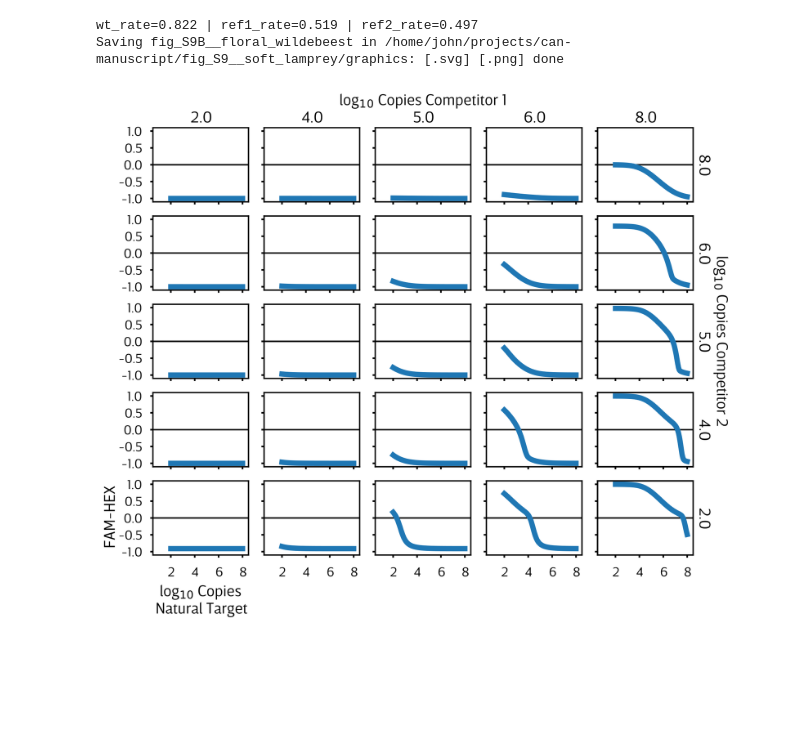
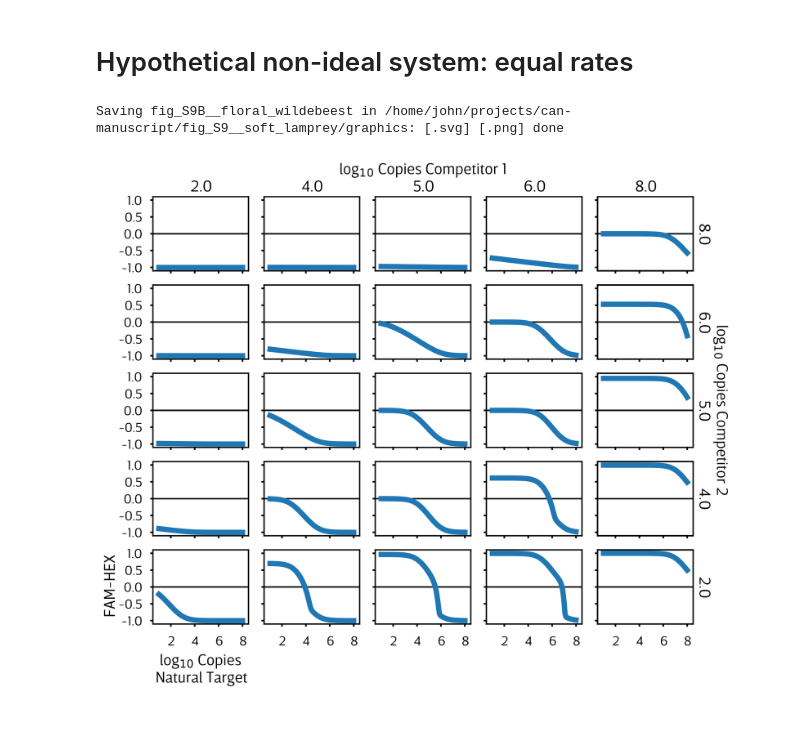
Before and after one commit to JohnGoertz/can-manuscript, a Jupyter notebook: fig_S9__soft_lamprey/code/fig_S9__soft_lamprey__ODE_Model_tripartite.ipynb, the cells around one changed output. Saved outputs shown, nothing was run; the diff lists cells and outputs as text; code cells hidden in the pictures; blank space fills up the shorter version.

Commit message:
Expand scope of tripartite simulations

```diff
--- a/fig_S9__soft_lamprey/code/fig_S9__soft_lamprey__ODE_Model_tripartite.ipynb
+++ b/fig_S9__soft_lamprey/code/fig_S9__soft_lamprey__ODE_Model_tripartite.ipynb
@@ -46,7 +50,7 @@ mar_b = 0.275 + 0.2
 ax_space = 0.075
 
 
-def format_sns_axes(fig, axs, axes_dict, xticks, xlim, ylim=None, width=width, height=height, mar_b=mar_b, mar_l=mar_l, mar_r=mar_r, mar_t=mar_t, ax_space=ax_space):
+def format_sns_axes(fig, axs, axes_dict, xticks, xlim, ylim=None, width=width, height=height, mar_b=mar_b, mar_l=mar_l, mar_r=mar_r, mar_t=mar_t, ax_space=ax_space, hline=True):
     fig.set_size_inches((width, height))
 
     ylim = ylim or [-1.1, 1.1]
@@ -65,7 +69,8 @@ def format_sns_axes(fig, axs, axes_dict, xticks, xlim, ylim=None, width=width, h
         ax.set_xlabel(ax.get_xlabel(), fontsize=labelsize, labelpad=2)
         # if i > 0:
         #     ax.yaxis.set_tick_params(length=0)
-        ax.axhline(0, color="k", linestyle="-", linewidth=0.5, zorder=-1)
+        if hline:
+            ax.axhline(0, color="k", linestyle="-", linewidth=0.5, zorder=-1)
 
     for (row, col), ax in axes_dict.items():
         ax.set_title("")
@@ -228,43 +290,35 @@ Saving fig_S9A__stretchy_tetra in /home/john/projects/can-manuscript/fig_S9__sof
+# %% [markdown]
+# Hypothetical non-ideal system: equal rates
 # %%
-
-wt_data = ps[ps.Target == "S036.5"]
-ref1_data = ps[ps.Target == "S057.3.2"]
-ref2_data = ps[ps.Target == "S057.4.2"]
-# wt_data = ps[ps.Target == "S036.0"]
-# ref1_data = ps[ps.Target == "S057.0.1"]
-# ref2_data = ps[ps.Target == "S057.1.2"]
-
-ref1_rate=ref1_data["r"].mean()
-ref2_rate=ref2_data["r"].mean()
-wt_rate=wt_data["r"].mean()
-
-print(f"{wt_rate=:.3f} | {ref1_rate=:.3f} | {ref2_rate=:.3f}")
+# Hypothetical non-ideal system
 
 fig, axs = plt.subplots(5, 5, figsize=(15, 15), sharex=True, sharey=True)
 axes_dict = {
     (row, col): axs[i, j]
     for i, row in enumerate([2, 4, 5, 6, 8][::-1])
     for j, col in enumerate([2, 4, 5, 6, 8])
 }
 
 for (ref2_lgQ, ref1_lgQ), ax in axes_dict.items():
-        wt_lgQ, sol = sym_tripartite(
-            ref1_rate=ref1_rate,
-            ref1_lgQ=ref1_lgQ,
-            ref2_rate=ref2_rate,
-            ref2_lgQ=ref2_lgQ,
-            wt_rate=wt_rate,
-        )
-        ax.plot(wt_lgQ, sol)
+    wt_lgQ, sol = sym_tripartite(
+        ref1_rate=0.7,
+        ref1_lgQ=ref1_lgQ,
+        ref2_rate=0.7,
+        ref2_lgQ=ref2_lgQ,
+        wt_rate=0.7,
+        wt_lgQ_fun=None,
+    )
+    ax.plot(wt_lgQ, sol)
 
-        ax.axhline(0, color="k", linestyle="-", linewidth=0.5, zorder=-1)
+    ax.axhline(0, color="k", linestyle="-", linewidth=0.5, zorder=-1)
 
 format_sns_axes(fig, axs, axes_dict, xticks=[2, 4, 6, 8], xlim=[0.5, 8.5])
-axs[-1, 0].set_xlabel(r"log$_{10}$ Copies"+"\nNatural Target", fontsize=labelsize, labelpad=2)
+axs[-1, 0].set_xlabel(
+    r"log$_{10}$ Copies" + "\nNatural Target", fontsize=labelsize, labelpad=2
+)
 axs[-1, 0].set_ylabel("FAM-HEX", fontsize=labelsize)
 
 savefig(plt.gcf(), alias="floral_wildebeest")
 # %% [output]
-wt_rate=0.822 | ref1_rate=0.519 | ref2_rate=0.497
 Saving fig_S9B__floral_wildebeest in /home/john/projects/can-manuscript/fig_S9__soft_lamprey/graphics: [.svg] [.png] done
-[figure, old version]
+[figure, new version]
```
Also changed, not shown: parts of 15 cells of this notebook, 36 other files.
